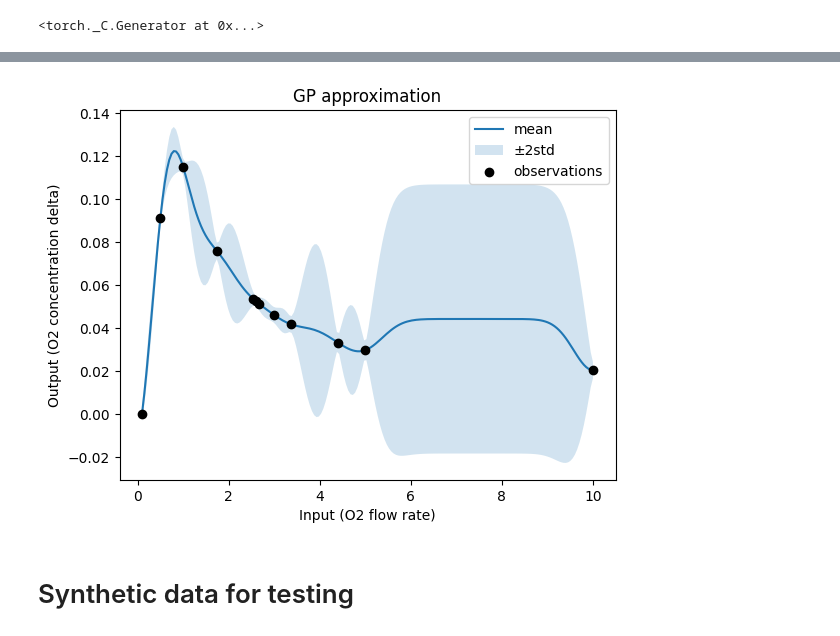
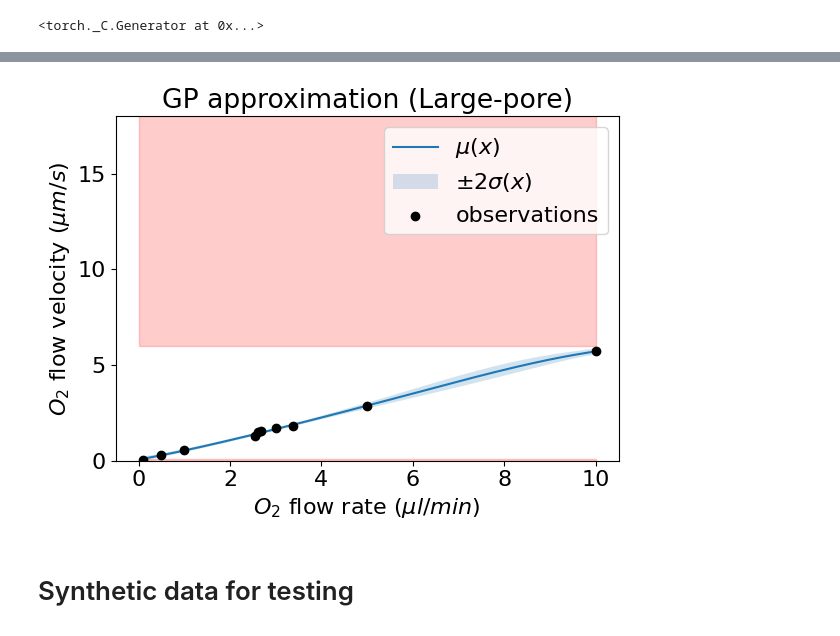
Before and after one commit to GuangchenW/bioreactor-optimization, a Jupyter notebook: bo.ipynb, the cells around one changed output, grey strips where cells are left out. Drawn from its saved outputs; the diff is of its cells as text; code cells hidden in the pictures.

```diff
--- a/bo.ipynb
+++ b/bo.ipynb
@@ -232,8 +241,9 @@ Next candidate: 2.567670990436711, acq value: -7.2474
 # %%
+matplotlib.rcParams.update({'font.size': 16})
 # --- Visualize GP for debugging --- #
 X_test = torch.linspace(X_low, X_high, 200).unsqueeze(-1)
 
-model_idx = 0 # Change index here to visualize objective or constraints
+model_idx = 3 # Change index here to visualize objective or constraints
 model = all_models.models[model_idx]
 
 model.eval()
@@ -245,45 +255,53 @@ with torch.no_grad():
 # Plot
 fig, ax = plt.subplots()
 X_coords = X_test * X_max + X_min # Recover original input scale
-ax.plot(X_coords.squeeze().numpy(), mean.numpy(), label="mean")
+ax.plot(X_coords.squeeze().numpy(), mean.numpy(), label="$\\mu(x)$")
 ax.fill_between(
     X_coords.squeeze().numpy(),
     (mean - 2 * std).numpy(),
     (mean + 2 * std).numpy(),
     alpha = 0.2,
-    label = "±2std"
+    label = "±2$\\sigma(x)$"
 )
 
 X_coords = X.squeeze() * X_max + X_min # Recover original input scale
 if model_idx == 0:
     ax.scatter(X_coords.numpy(), Y_aug.squeeze().numpy(), c="black", zorder=3, label="observations")
 else:
     ax.scatter(X_coords.numpy(), C[:,model_idx-1].numpy(), c="black", zorder=3, label="observations")
 
 # Constraint regions
 if model_idx > 0:
     y_max = (mean + 2 * std).max().item()
     if model_idx % 2 == 1: # velocity
         ax.fill_between([0,10], [0,0], [V_LOW, V_LOW], alpha=0.2, color="r")
-        if y_max > V_HIGH: ax.fill_between([0,10], [V_HIGH,V_HIGH], [y_max, y_max], alpha=0.2, color="r")
+        ax.fill_between([0,10], [V_HIGH,V_HIGH], [18, 18], alpha=0.2, color="r")
     else: # shear stress
         ax.fill_between([0,10], [0,0], [S_LOW, S_LOW], alpha=0.2, color="r")
         if y_max > S_HIGH: ax.fill_between([0,10], [S_HIGH,S_HIGH], [y_max, y_max], alpha=0.2, color="r")
 
-ax.set_title("GP approximation")
-ax.set_xlabel("Input (O2 flow rate)")
+title = "GP approximation"
+if model_idx > 0:
+    if model_idx < 3: title += " (Flat)"
+    elif model_idx < 5: title += " (Large-pore)"
+    else: title += " (Small-pore)"
+ax.set_title(title)
+ax.set_xlabel("$O_2$ flow rate ($\\mu l/min$)")
 if model_idx > 0:
     if model_idx % 2 == 1: # velocity
-        ax.set_ylabel("Output (O2 flow velocity)")
+        ax.set_ylabel("$O_2$ flow velocity ($\\mu m/s$)")
+        ax.set_ylim([0,18])
     else:
-        ax.set_ylabel("Output (shear stress)")
+        ax.set_ylabel("Shear stress (mpa)")
+        ax.set_ylim([0,1.0])
 else:
-    ax.set_ylabel("Output (O2 concentration delta)")
+    ax.set_ylabel("$O_2$ concentration delta ($mol/m^3$)")
 
-ax.legend()
+ax.legend(loc="upper right")
+plt.tight_layout()
 plt.show()
 # %% [output]
-[figure, old version]
+[figure, new version]
 # %% [markdown]
 # Synthetic data for testing
 # %%
```
Also changed, not shown: parts of 6 cells of this notebook, 3 other files.
